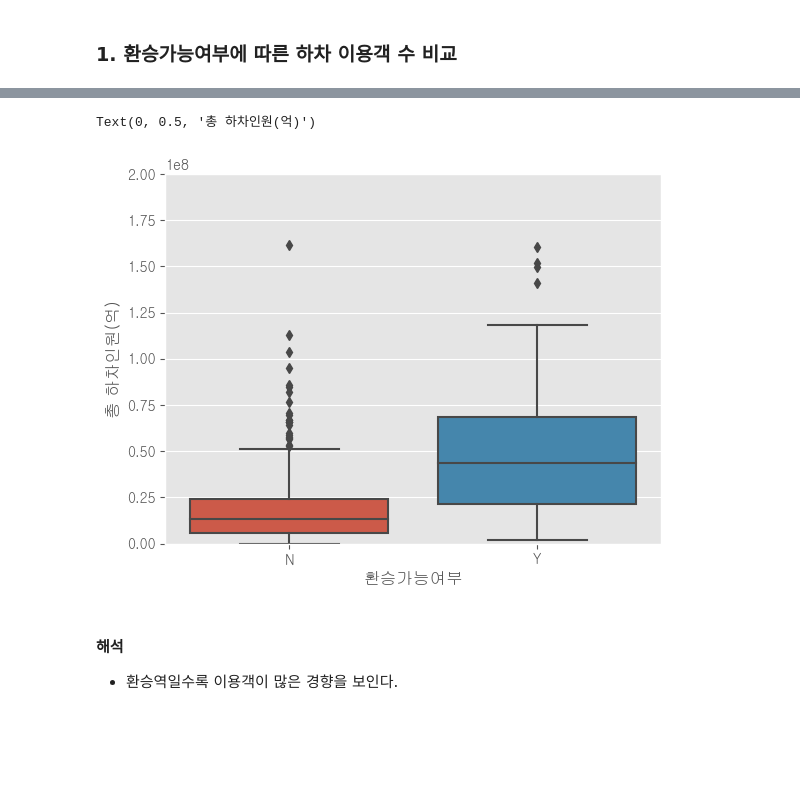
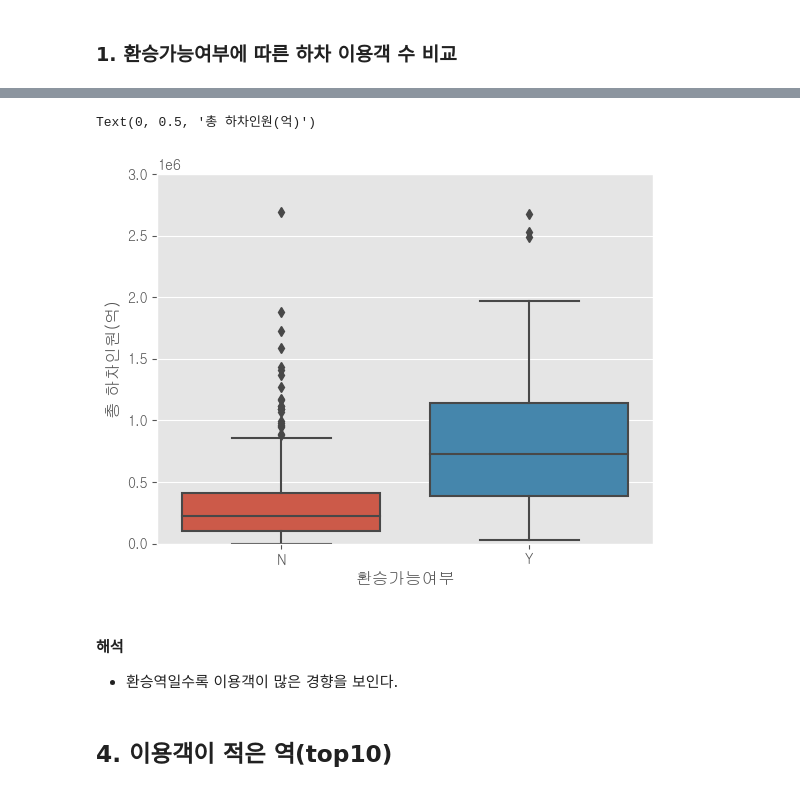
Before and after one commit to HyunJW/Subway_Analystic, a Jupyter notebook: 지하철 이용현황.ipynb, the cells around one changed output, grey strips where cells are left out. Cells and saved outputs as stored; diff of their text form; code cells hidden in the pictures; blank space fills up the shorter version.

```diff
--- a/지하철 이용현황.ipynb
+++ b/지하철 이용현황.ipynb
@@ -1022,14 +1029,8 @@ plt.show()
 ## 3. 환승가능여부에 따른 이용객 수 비교
 # %% [markdown]
 ### 1. 환승가능여부에 따른 승차 이용객 수 비교
-# %%
-df_trans_in = df.groupby(['호선명', '지하철역'], group_keys=False)[df.columns[df.columns.str.contains('승차')]].sum()
 # %%
-# column들에서 승차인원 제거
-df_trans_in.columns = df_trans_in.columns.str.split(' ').str[0]
-
-# df에 하루 총 승차인원 column추가
-df_trans_in['총 승차인원'] = df_trans_in.sum(axis=1)
+# 2017~2021년도 평균 승차 이용객수
 df_trans_in.head()
 # %% [output]
 |  |  | 04시-05시 | 05시-06시 | 06시-07시 | 07시-08시 | 08시-09시 | 09시-10시 | 10시-11시 | 11시-12시 | 12시-13시 | 13시-14시 | ... |
@@ -1102,13 +1103,7 @@ Text(0, 0.5, '총 승차인원(억)')
 # %% [markdown]
 ### 1. 환승가능여부에 따른 하차 이용객 수 비교
-# %%
-df_trans_off = df.groupby(['호선명', '지하철역'], group_keys=False)[df.columns[df.columns.str.contains('하차')]].sum()
 # %%
-# column들에서 하차인원 제거
-df_trans_off.columns = df_trans_off.columns.str.split(' ').str[0]
-
-# df에 하루 총 하차인원 column추가
-df_trans_off['총 하차인원'] = df_trans_off.sum(axis=1)
+# 2017~2021년도 평균 하차 이용객수
 df_trans_off.head()
 # %% [output]
 |  |  | 04시-05시 | 05시-06시 | 06시-07시 | 07시-08시 | 08시-09시 | 09시-10시 | 10시-11시 | 11시-12시 | 12시-13시 | 13시-14시 | ... |
@@ -1172,11 +1167,13 @@ df_trans_off[df_trans_off['환승가능여부'] == 'Y']['총 하차인원'].mean
 # %%
 # 시각화
 sns.boxplot(x=df_trans_off['환승가능여부'],y=df_trans_off['총 하차인원'])
-plt.ylim(0,200000000)
-plt.ylabel('총 하차인원(억)')
+plt.ylim(0,3000000)
+plt.ylabel('총 하차인원(백만 명)')
 # %% [output]
 Text(0, 0.5, '총 하차인원(억)')
-[figure, old version]
+[figure, new version]
 # %% [markdown]
 #### 해석
 - 환승역일수록 이용객이 많은 경향을 보인다.
+# %% [markdown]
+## 4. 이용객이 적은 역(top10)
```
Also changed, not shown: parts of 32 cells of this notebook, 1 other file.
